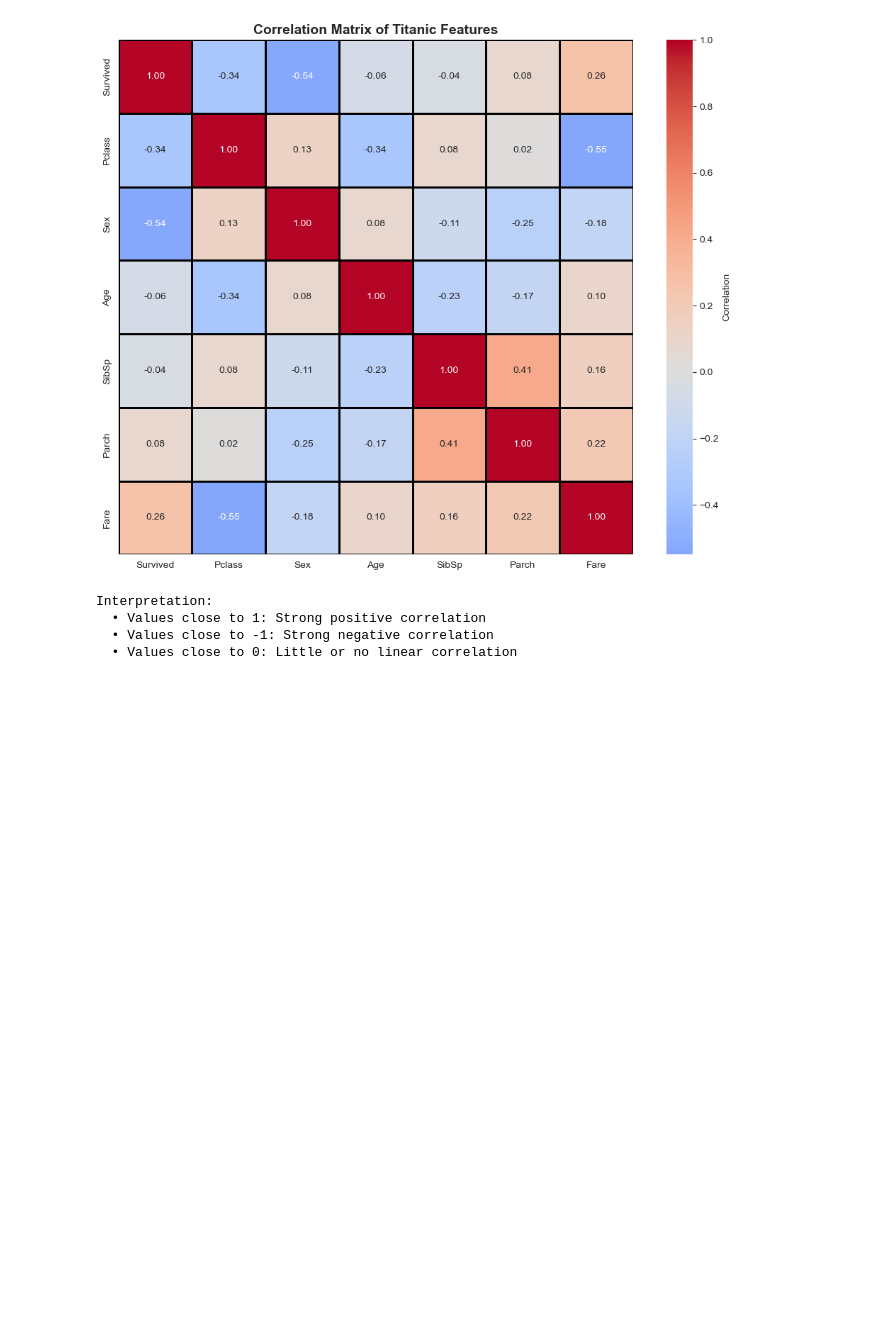
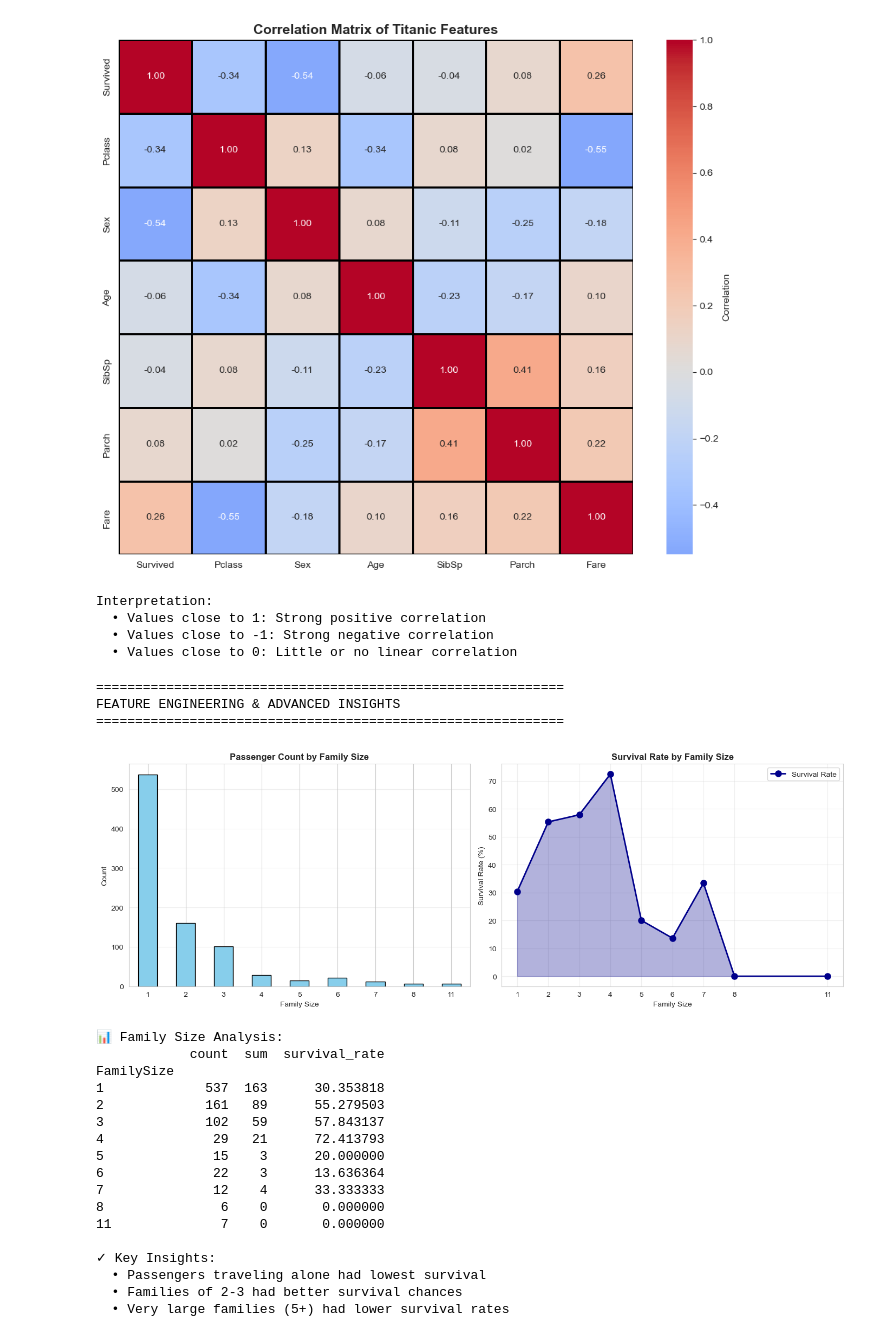
Before and after one commit to Danish925/titanic-eda-analysis, a Jupyter notebook: titanic-eda-analysis/notebooks/titanic_eda.ipynb, the cells around one changed output. Cells and saved outputs as stored; diff of their text form; code cells hidden in the pictures; blank space fills up the shorter version.

Commit message:
feat: Add advanced insights and family size analysis

```diff
--- a/titanic-eda-analysis/notebooks/titanic_eda.ipynb
+++ b/titanic-eda-analysis/notebooks/titanic_eda.ipynb
@@ -410,3 +410,77 @@ Interpretation:
   • Values close to 1: Strong positive correlation
   • Values close to -1: Strong negative correlation
   • Values close to 0: Little or no linear correlation
+# %%
+# ============================================
+#   Feature Engineering & Advanced Insights
+# ============================================
+print("\n" + "=" * 60)
+print("FEATURE ENGINEERING & ADVANCED INSIGHTS")
+print("=" * 60)
+
+# Create family size feature
+titanic['FamilySize'] = titanic['SibSp'] + titanic['Parch'] + 1
+
+# Analyze by family size
+fig, axes = plt.subplots(1, 2, figsize=(14, 5))
+
+# Family size distribution
+family_survival = titanic.groupby('FamilySize')['Survived'].agg(['count', 'sum'])
+family_survival['survival_rate'] = (family_survival['sum'] / family_survival['count'] * 100)
+
+# FIX: Access individual axes with [0] and [1] indexing
+ax1 = axes[0]  # First subplot (left)
+ax2 = axes[1]  # Second subplot (right)
+
+# Plot 1: Passenger count by family size
+family_survival['count'].plot(kind='bar', ax=ax1, color='skyblue', edgecolor='black')
+ax1.set_title('Passenger Count by Family Size', fontweight='bold', fontsize=12)
+ax1.set_xlabel('Family Size', fontsize=10)
+ax1.set_ylabel('Count', fontsize=10)
+ax1.grid(True, alpha=0.3, axis='y')
+ax1.set_xticklabels(ax1.get_xticklabels(), rotation=0)
+
+# Plot 2: Survival rate by family size
+ax2.plot(family_survival.index, family_survival['survival_rate'],
+         marker='o', linewidth=2, markersize=8, color='darkblue', label='Survival Rate')
+ax2.fill_between(family_survival.index, family_survival['survival_rate'], alpha=0.3, color='darkblue')
+ax2.set_title('Survival Rate by Family Size', fontweight='bold', fontsize=12)
+ax2.set_xlabel('Family Size', fontsize=10)
+ax2.set_ylabel('Survival Rate (%)', fontsize=10)
+ax2.grid(True, alpha=0.3)
+ax2.set_xticks(family_survival.index)
+ax2.legend()
+
+plt.tight_layout()
+plt.savefig('06_family_analysis.png', dpi=300, bbox_inches='tight')
+plt.show()
+
+print("\n📊 Family Size Analysis:")
+print(family_survival)
+
+print("\n✓ Key Insights:")
+print("  • Passengers traveling alone had lowest survival")
+print("  • Families of 2-3 had better survival chances")
+print("  • Very large families (5+) had lower survival rates")
+# %% [output]
+============================================================
+FEATURE ENGINEERING & ADVANCED INSIGHTS
+============================================================
+[figure, added]
+📊 Family Size Analysis:
+            count  sum  survival_rate
+FamilySize
+1             537  163      30.353818
+2             161   89      55.279503
+3             102   59      57.843137
+4              29   21      72.413793
+5              15    3      20.000000
+6              22    3      13.636364
+7              12    4      33.333333
+8               6    0       0.000000
+11              7    0       0.000000
+
+✓ Key Insights:
+  • Passengers traveling alone had lowest survival
+  • Families of 2-3 had better survival chances
+  • Very large families (5+) had lower survival rates
```
